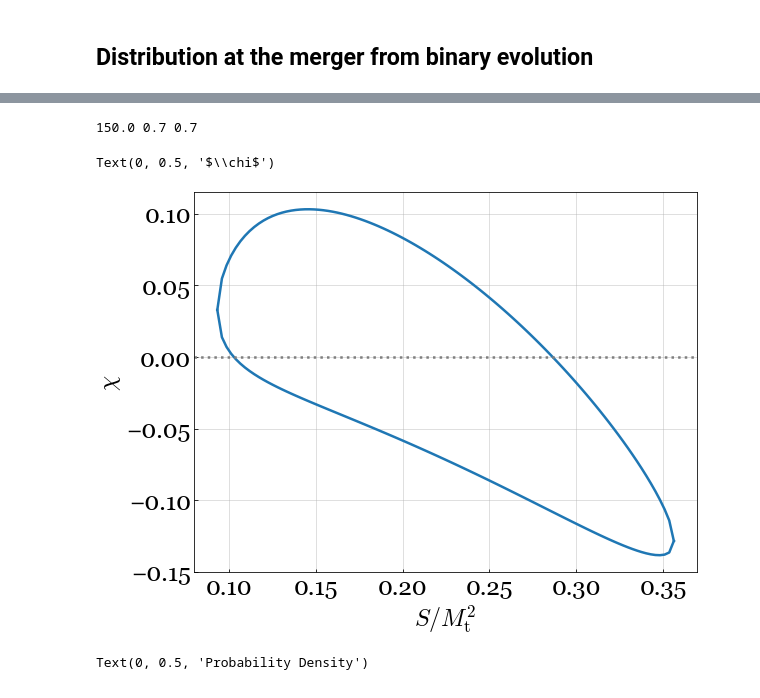
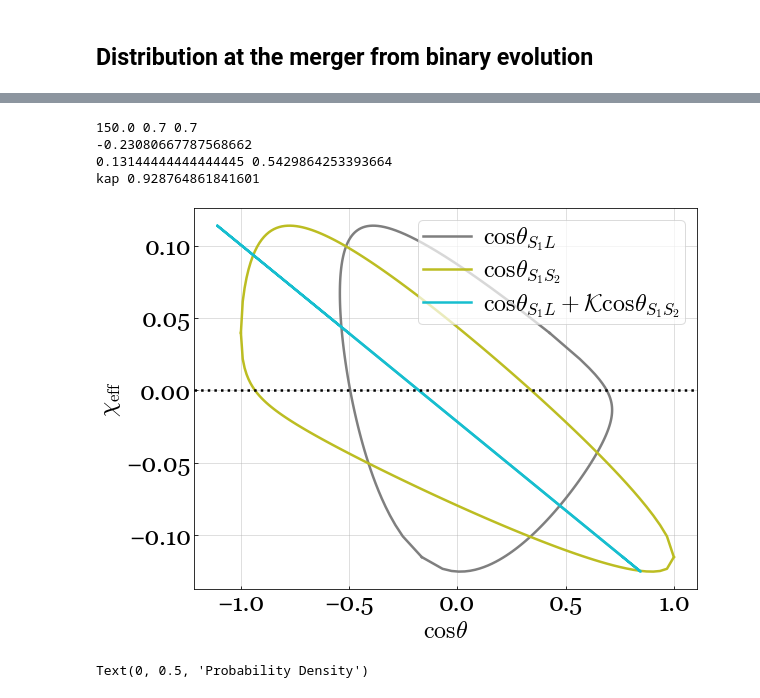
Before and after one commit to hangyu45/LK_evol, a Jupyter notebook: dist.ipynb, the cells around one changed output, grey strips where cells are left out. Cells and saved outputs as stored; diff of their text form; code cells hidden in the pictures.

```diff
--- a/dist.ipynb
+++ b/dist.ipynb
@@ -977,6 +1367,9 @@ for i in range(nSamp_f):
         else:
             ax.semilogy(SS/S_Mt, np.abs(SS/dSdt), color='tab:grey', alpha=0.1)
         ax.semilogy([S_v_f[i]/S_Mt], [np.abs(S_v_f[i]/dSdt_ref)], color='tab:red', ls='', marker='x', alpha=0.5, ms=18)
+
+        idx = np.isfinite(dSdt)
+        SS, dSdt = SS[idx], dSdt[idx]
 
         pmf = 1/np.abs(dSdt)
         ### hack the boundaries using extrapolation
@@ -1034,9 +1427,9 @@ plt.subplots_adjust(hspace=0.03)
 # %%
-nPt = 50
+nPt = 400
 nPtPDF = 400
 nSamp_r = len(J_v_r)
 
-nSamp_r = 700
+nSamp_r = 800
 fig=plt.figure(figsize=(9, 14))
 ax=fig.add_subplot(211)
 
@@ -1068,11 +1461,14 @@ for i in range(nSamp_r):
         dSdt_ref = get_dSdt(JJ, LL, ee, S_v_r[i], par)
 
         if cnt==0:
-            ax.semilogy(SS/S_Mt, np.abs((S1+S2)/dSdt), color='tab:grey', alpha=0.1, \
+            ax.semilogy(SS/S_Mt, np.abs((S1+S2)/dSdt), color='tab:grey', alpha=0.03, \
                         label=r'${\left(S_1+S_2\right)}/{|dS/dt|}$')
         else:
-            ax.semilogy(SS/S_Mt, np.abs((S1+S2)/dSdt), color='tab:grey', alpha=0.1)
+            ax.semilogy(SS/S_Mt, np.abs((S1+S2)/dSdt), color='tab:grey', alpha=0.03)
         ax.semilogy([S_v_r[i]/S_Mt], [np.abs((S1+S2)/dSdt_ref)], color='tab:red', ls='', marker='x', alpha=0.5, ms=18)
+
+        idx = np.isfinite(dSdt)
+        SS, dSdt = SS[idx], dSdt[idx]
 
         pmf = 1/np.abs(dSdt)
         ### hack the boundaries using extrapolation
@@ -1200,35 +1564,67 @@ plt.savefig(fig_dir_r+'fin_vs_init_dist.pdf')
 # %%
 M1, M2 = 85*Ms, 65*Ms
 chi1, chi2= 0.7, 0.7
 S1, S2 = chi1*G*M1**2./c, chi2*G*M2**2./c
 chi_eff=0
 
 Mt=M1+M2
+qq = M2/M1
 mu=M1*M2/Mt
 r_Mt = G*(M1+M2)/c**2.
 S_Mt = G*(M1+M2)**2./c
 print(Mt/Ms, chi1, chi2)
 
 JJ, LL, SS = \
-    0.6403503521469661*S_Mt, 0.6014858139456225*S_Mt, 0.13796131432779857*S_Mt
+    0.646758*S_Mt, 0.6014858139456225*S_Mt, 0.22118749999999998*S_Mt
+
+print((JJ**2.-LL**2.-S1**2.-S2**2.)/SS**2.)
+print(S2/S_Mt, (1-qq**2.)/qq)
+
+kap = S2/((1-qq)*LL)
+print('kap', kap)
 
 nPt = 100
 par = np.array([M1, M2, S1, S2, chi_eff])
 S_m, S_p = find_Smp(JJ, LL, 0., par, nPt=nPt)
 S_v = np.linspace(S_m, S_p, nPt)
 
-S_plot, chi1_plot, chi2_plot = find_S_chi_contour(JJ, LL, 0., par, nPt=nPt)
+S_plot, chi_plot1, chi_plot2 = find_S_chi_contour(JJ, LL, 0., par, nPt=nPt)
+
+th_S1L_plot1, th_S2L_plot1, th_SS_plot1 = np.zeros(nPt), np.zeros(nPt), np.zeros(nPt)
+th_S1L_plot2, th_S2L_plot2, th_SS_plot2 = np.zeros(nPt), np.zeros(nPt), np.zeros(nPt)
+
+for i in range(nPt):
+    par_1 = np.array([M1, M2, S1, S2, chi_plot1[i]])
+    th_S1L_plot1[i], th_S2L_plot1[i], th_SS_plot1[i], __ = \
+        get_angles(JJ, LL, 0., S_plot[i], par_1)
+
+    par_2 = np.array([M1, M2, S1, S2, chi_plot2[i]])
+    th_S1L_plot2[i], th_S2L_plot2[i], th_SS_plot2[i], __ = \
+        get_angles(JJ, LL, 0., S_plot[i], par_2)
+
+
 fig=plt.figure()
 ax=fig.add_subplot(111)
-ax.plot(S_plot/S_Mt, chi1_plot)
-ax.plot(S_plot/S_Mt, chi2_plot, color='tab:blue')
-ax.axhline(chi_eff, color='tab:grey', ls=':')
-ax.set_xlabel(r'$S/M_{\rm t}^2$')
-ax.set_ylabel(r'$\chi$')
+ax.plot(np.cos(th_S1L_plot1), chi_plot1, color='tab:grey', label=r'$\cos \theta_{S_1L}$')
+ax.plot(np.cos(th_S1L_plot2), chi_plot2, color='tab:grey')
+
+ax.plot(np.cos(th_SS_plot1), chi_plot1, color='tab:olive', label=r'$\cos \theta_{S_1S_2}$')
+ax.plot(np.cos(th_SS_plot2), chi_plot2, color='tab:olive')
+
+ax.plot((kap*np.cos(th_SS_plot1)+np.cos(th_S1L_plot1)), chi_plot1, color='tab:cyan', label=r'$\cos \theta_{S_1 L }+\mathcal{K}\cos\theta_{S_1S_2}$')
+ax.plot((kap*np.cos(th_SS_plot2)+np.cos(th_S1L_plot2)), chi_plot2, color='tab:cyan')
+
+ax.axhline(chi_eff, color='k', ls=':')
+ax.set_ylabel(r'$\chi_{\rm eff}$')
+ax.set_xlabel(r'$\cos \theta$')
+ax.legend()
+plt.savefig(fig_dir_r+'eff_potential.pdf')
 # %% [output]
 150.0 0.7 0.7
+-0.23080667787568662
+0.13144444444444445 0.5429864253393664
+kap 0.928764861841601
-Text(0, 0.5, '$\\chi$')
-[figure, old version]
+[figure, new version]
 # %%
 dSdt = np.zeros(nPt)
 th1, th2, th12, dphi = np.zeros(nPt), np.zeros(nPt), np.zeros(nPt), np.zeros(nPt)
```
Also changed, not shown: parts of 42 cells of this notebook, 9 other files.
